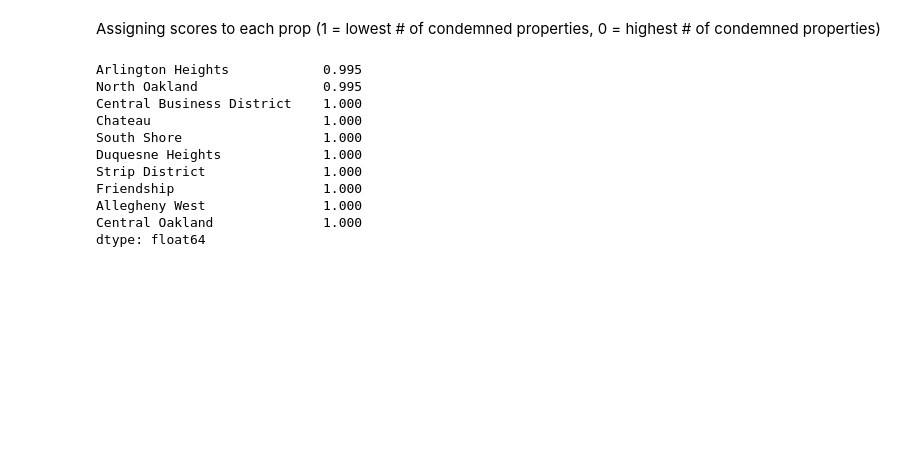
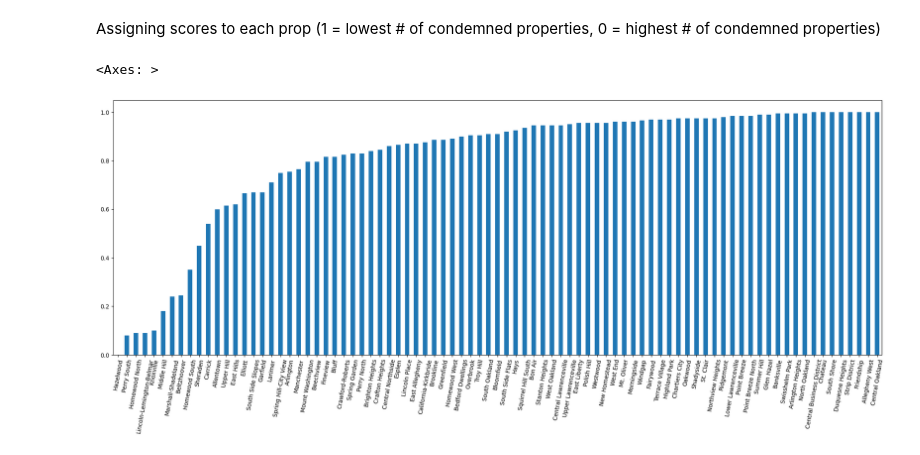
Before and after one commit to rizzocolton/Big-Ideas-Final-Project, a Jupyter notebook: Condemned-Properties.ipynb, the cells around one changed output. Drawn from its saved outputs; the diff is of its cells as text; code cells hidden in the pictures; blank space fills up the shorter version.

Commit message:
add score visualization to condemned prop and put in final as well

```diff
--- a/Condemned-Properties.ipynb
+++ b/Condemned-Properties.ipynb
@@ -48,19 +48,11 @@ Assigning scores to each prop (1 = lowest # of condemned properties, 0 = highest
 # %%
 range=prop_counts.max()-prop_counts.min()
 min=prop_counts.min()
 prop_scores=pd.Series()
 for prop, value in prop_counts.items():
     prop_scores.at[prop]=1-(value-min)/range
 prop_scores.tail(10)
+prop_scores.plot(kind='bar',figsize=(24,8),rot=80)
 # %% [output]
-Arlington Heights            0.995
-North Oakland                0.995
-Central Business District    1.000
-Chateau                      1.000
-South Shore                  1.000
-Duquesne Heights             1.000
-Strip District               1.000
-Friendship                   1.000
-Allegheny West               1.000
-Central Oakland              1.000
-dtype: float64
+<Axes: >
+[figure, added]
```
Also changed, not shown: 1 other file.
